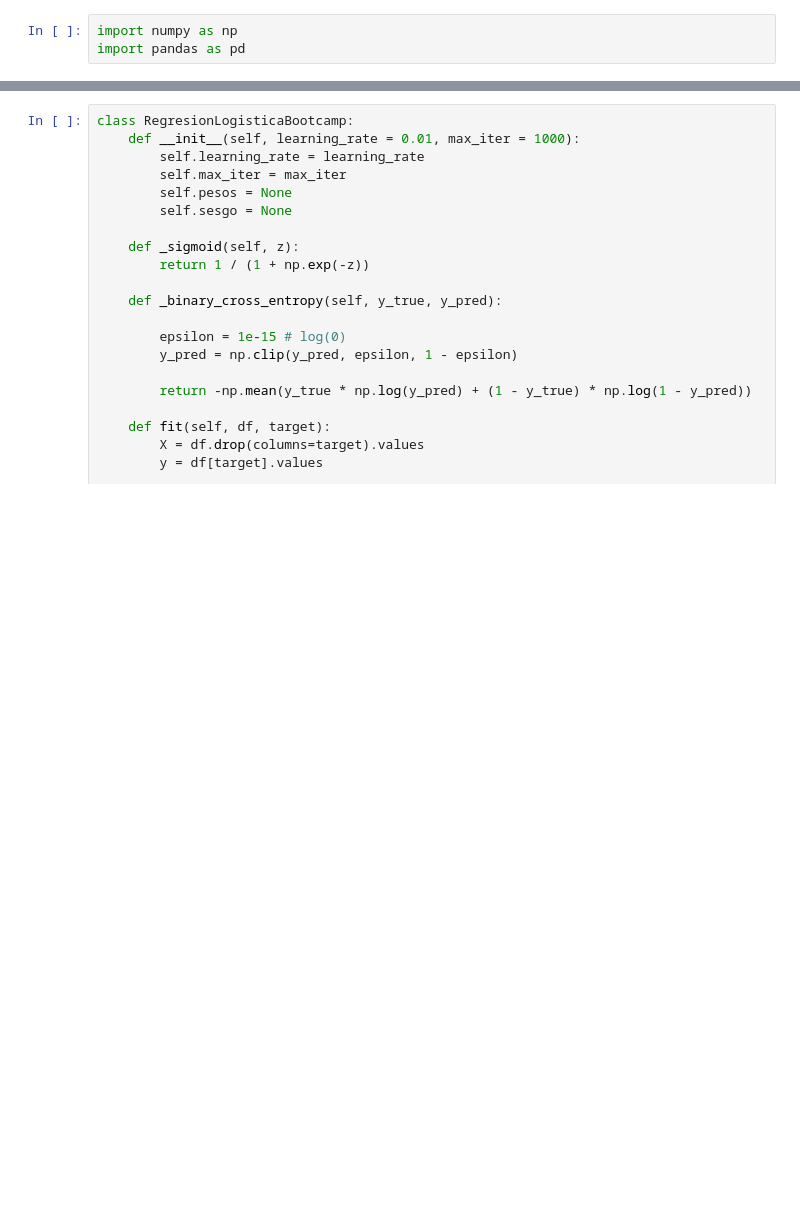
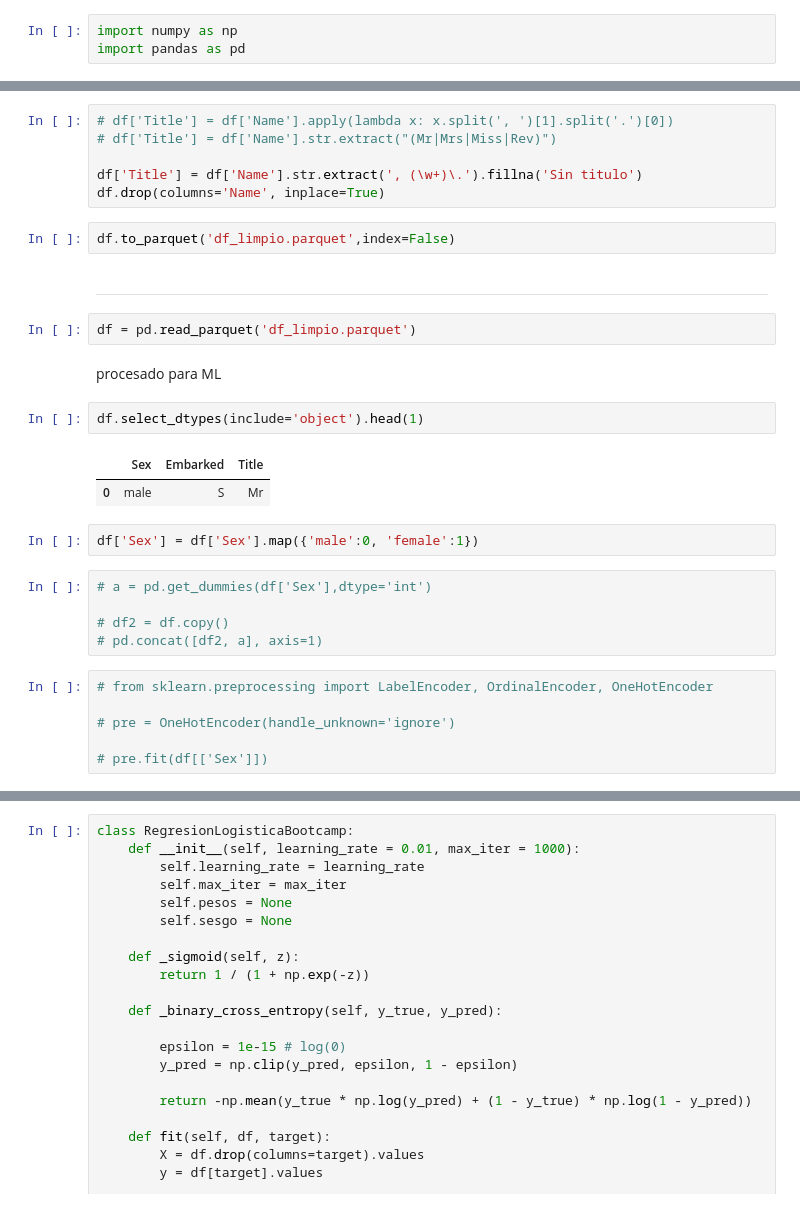
Before and after one commit to ronaldespinozaa/DS102024, a Jupyter notebook: 3-MachineLearning/2-Supervisado/Ejercicios/practica2_prof.ipynb, the cells around one changed output, grey strips where cells are left out. Cells and saved outputs as stored; diff of their text form; blank space fills up the shorter version.

```diff
--- a/3-MachineLearning/2-Supervisado/Ejercicios/practica2_prof.ipynb
+++ b/3-MachineLearning/2-Supervisado/Ejercicios/practica2_prof.ipynb
@@ -20,0 +19,32 @@ titanic
+# %%
+# df['Title'] = df['Name'].apply(lambda x: x.split(', ')[1].split('.')[0])
+# df['Title'] = df['Name'].str.extract("(Mr|Mrs|Miss|Rev)")
+
+df['Title'] = df['Name'].str.extract(', (\w+)\.').fillna('Sin titulo')
+df.drop(columns='Name', inplace=True)
+# %%
+df.to_parquet('df_limpio.parquet',index=False)
+# %% [markdown]
+------
+# %%
+df = pd.read_parquet('df_limpio.parquet')
+# %% [markdown]
+procesado para ML
+# %%
+df.select_dtypes(include='object').head(1)
+# %% [output]
+|  | Sex | Embarked | Title |
+| 0 | male | S | Mr |
+# %%
+df['Sex'] = df['Sex'].map({'male':0, 'female':1})
+# %%
+# a = pd.get_dummies(df['Sex'],dtype='int')
+
+# df2 = df.copy()
+# pd.concat([df2, a], axis=1)
+# %%
+# from sklearn.preprocessing import LabelEncoder, OrdinalEncoder, OneHotEncoder
+
+# pre = OneHotEncoder(handle_unknown='ignore')
+
+# pre.fit(df[['Sex']])
```
Also changed, not shown: parts of 23 cells of this notebook.
